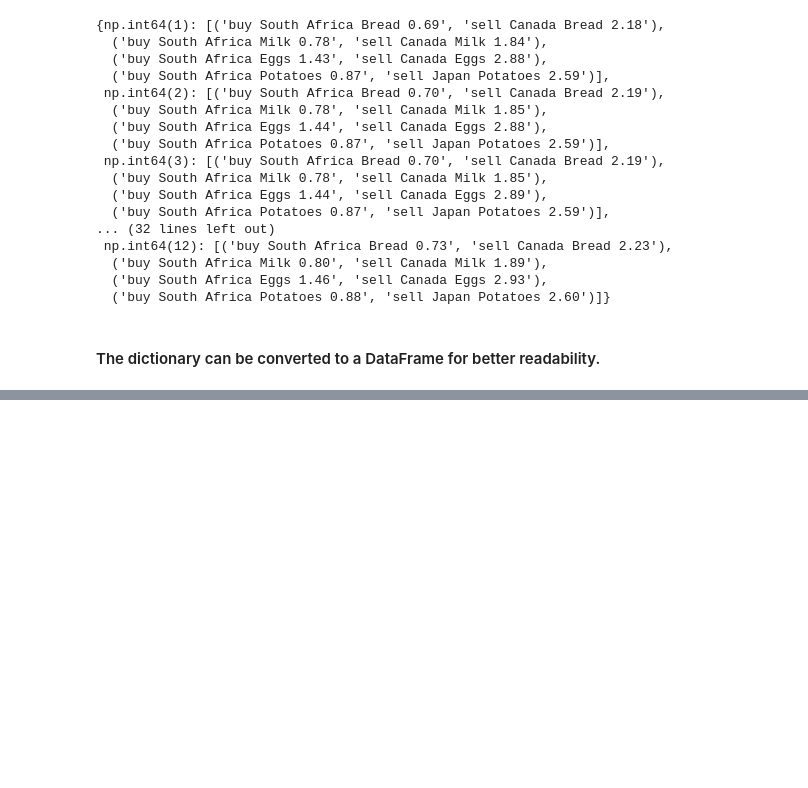
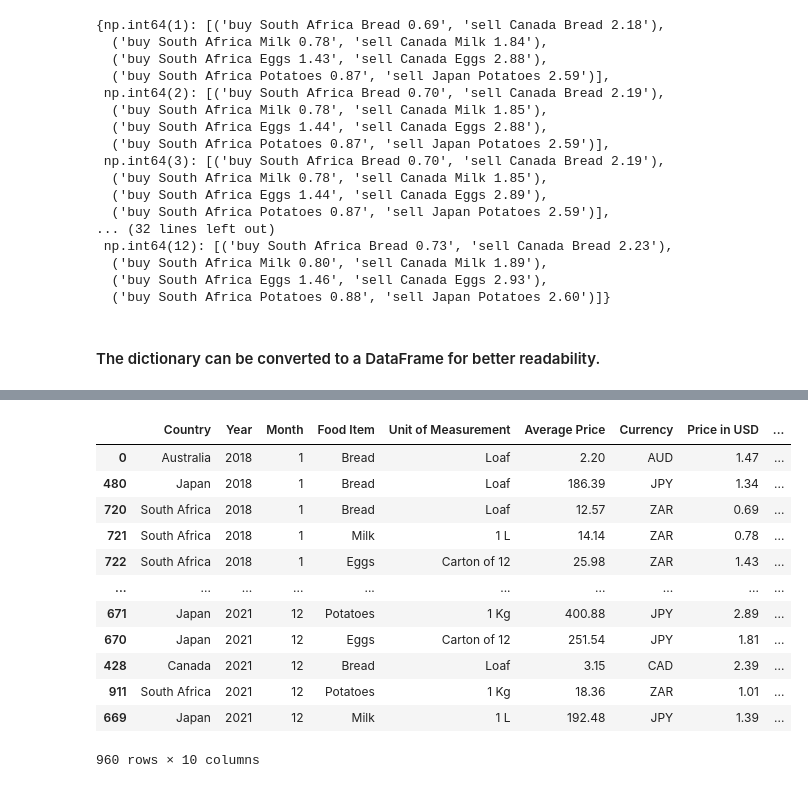
Before and after one commit to Ra20r/MSEC-Bootcamp-2025, a Jupyter notebook: bootcamp_project.ipynb, the cells around one changed output, grey strips where cells are left out. Saved outputs shown, nothing was run; the diff lists cells and outputs as text; code cells hidden in the pictures; blank space fills up the shorter version.

```diff
--- a/bootcamp_project.ipynb
+++ b/bootcamp_project.ipynb
@@ -390,0 +417,18 @@ arbitrage_records_df
+# %%
+# Data from 2018 - 2021 is will be used to forecast food price trends in 2022.
+training_data = df.loc[df['Year'].between(2018, 2021)]
+training_data
+# %% [output]
+|  | Country | Year | Month | Food Item | Unit of Measurement | Average Price | Currency | Price in USD | ... |
+| 0 | Australia | 2018 | 1 | Bread | Loaf | 2.20 | AUD | 1.47 | ... |
+| 480 | Japan | 2018 | 1 | Bread | Loaf | 186.39 | JPY | 1.34 | ... |
+| 720 | South Africa | 2018 | 1 | Bread | Loaf | 12.57 | ZAR | 0.69 | ... |
+| 721 | South Africa | 2018 | 1 | Milk | 1 L | 14.14 | ZAR | 0.78 | ... |
+| 722 | South Africa | 2018 | 1 | Eggs | Carton of 12 | 25.98 | ZAR | 1.43 | ... |
+| ... | ... | ... | ... | ... | ... | ... | ... | ... | ... |
+| 671 | Japan | 2021 | 12 | Potatoes | 1 Kg | 400.88 | JPY | 2.89 | ... |
+| 670 | Japan | 2021 | 12 | Eggs | Carton of 12 | 251.54 | JPY | 1.81 | ... |
+| 428 | Canada | 2021 | 12 | Bread | Loaf | 3.15 | CAD | 2.39 | ... |
+| 911 | South Africa | 2021 | 12 | Potatoes | 1 Kg | 18.36 | ZAR | 1.01 | ... |
+| 669 | Japan | 2021 | 12 | Milk | 1 L | 192.48 | JPY | 1.39 | ... |
+960 rows × 10 columns
```
Also changed, not shown: parts of 9 cells of this notebook, 1 other file.
